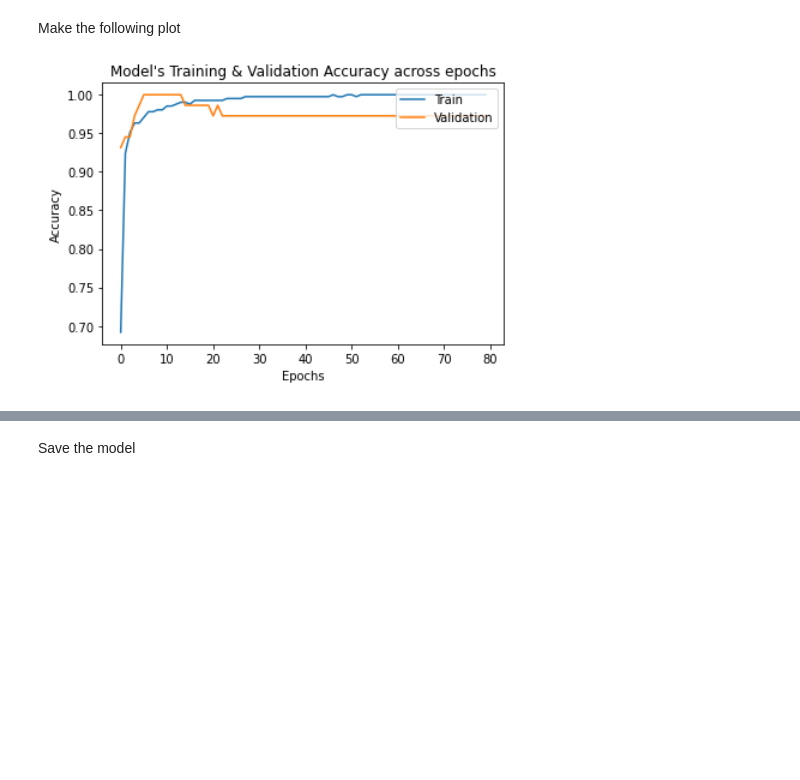
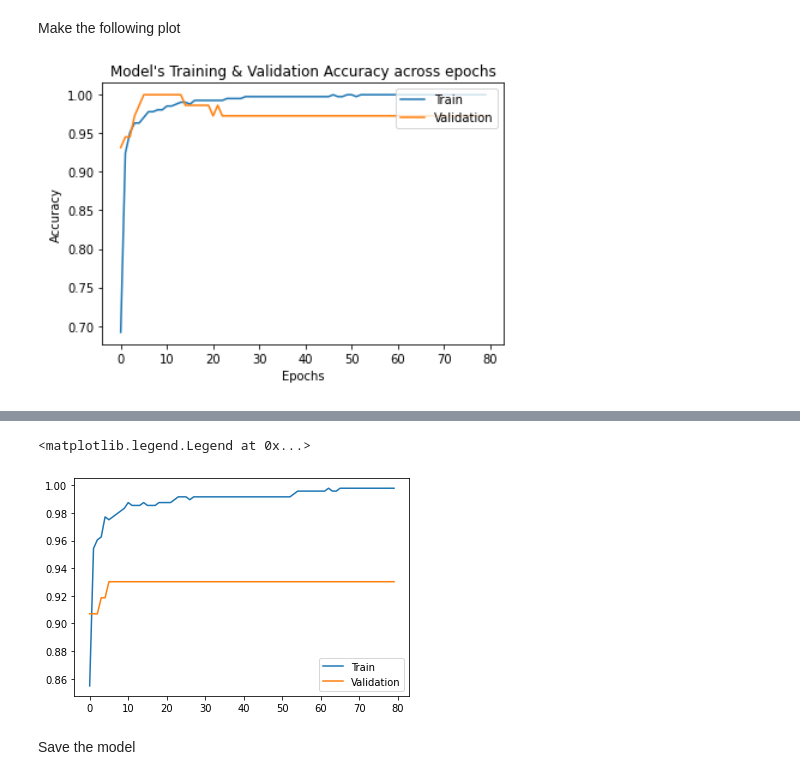
Before and after one commit to jdecorte/machinelearning, a Jupyter notebook: 101-exercise_penguins_breast_cancer.ipynb, the cells around one changed output, grey strips where cells are left out. Drawn from its saved outputs; the diff is of its cells as text; code cells hidden in the pictures; blank space fills up the shorter version.

```diff
--- a/101-exercise_penguins_breast_cancer.ipynb
+++ b/101-exercise_penguins_breast_cancer.ipynb
@@ -237,3 +267,5 @@ You should only use the training data to fit the scaler transformation and use t
+# %%
+X_train,X_val,y_train,y_val = train_test_split(X_train,y_train,test_size=0.15,random_state=42)
 # %% [markdown]
 Create a small ANN model.
 Compile it and evaluate it.
@@ -258,0 +272,14 @@ Epoch 80/80
+# %%
+import tensorflow as ts
+
+from tensorflow import keras
+
+model = keras.models.Sequential()
+
+model.add(keras.layers.Dense(128, activation="relu", input_dim = X_train.shape[1]))
+model.add(keras.layers.Dense(64, activation="relu"))
+model.add(keras.layers.Dense(1, activation="sigmoid"))
+# %%
+model.compile(loss="binary_crossentropy",optimizer="sgd",metrics=["accuracy"])
+# %%
+history = model.fit(X_train_scaled,y_train,epochs=80,batch_size=10,validation_data=(X_val_scaled,y_val))
@@ -272,2 +315,10 @@ Make the following plot
+# %%
+plt.plot(history.history['accuracy'])
+plt.plot(history.history['val_accuracy'])
+
+plt.legend(['Train','Validation'],loc="lower right")
+# %% [output]
+<matplotlib.legend.Legend at 0x...>
+[figure, added]
 # %% [markdown]
 Save the model
```
Also changed, not shown: parts of 15 cells of this notebook, 5 other files.
